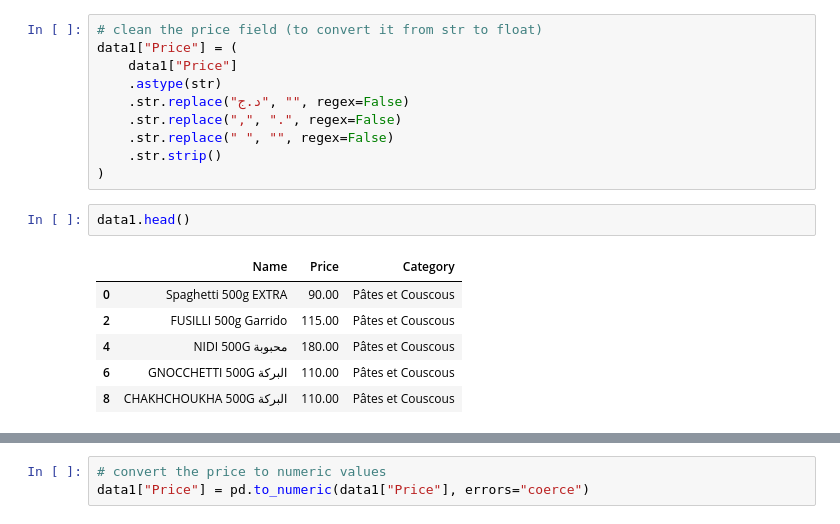
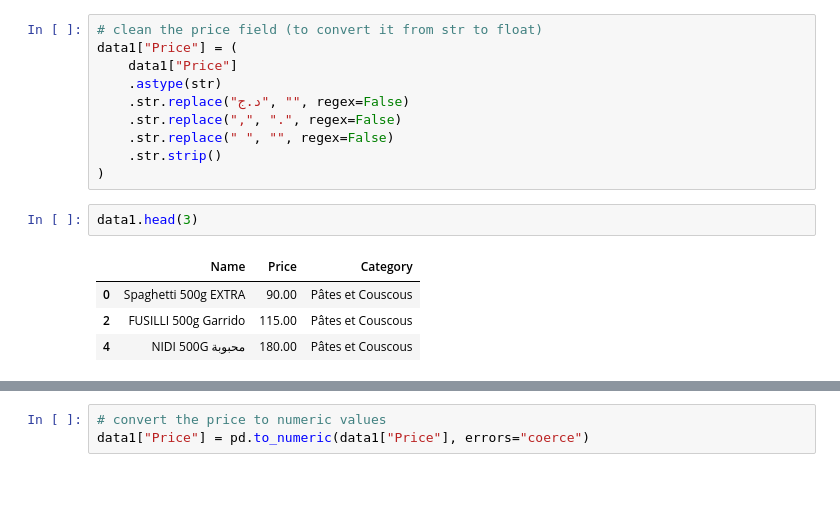
Before and after one commit to Abdelouahab-aourar/Nutri-Mlih, a Jupyter notebook: main.ipynb, the cells around one changed output, grey strips where cells are left out. Saved outputs shown, nothing was run; the diff lists cells and outputs as text; blank space fills up the shorter version.

```diff
--- a/main.ipynb
+++ b/main.ipynb
@@ -74,11 +83,9 @@ data1["Price"] = (
     .str.strip()
 )
 # %%
-data1.head()
+data1.head(3)
 # %% [output]
 |  | Name | Price | Category |
 | 0 | Spaghetti 500g EXTRA | 90.00 | Pâtes et Couscous |
 | 2 | FUSILLI 500g Garrido | 115.00 | Pâtes et Couscous |
 | 4 | NIDI 500G محبوبة | 180.00 | Pâtes et Couscous |
-| 6 | GNOCCHETTI 500G البركة | 110.00 | Pâtes et Couscous |
-| 8 | CHAKHCHOUKHA 500G البركة | 110.00 | Pâtes et Couscous |
```
Also changed, not shown: parts of 48 cells of this notebook.
